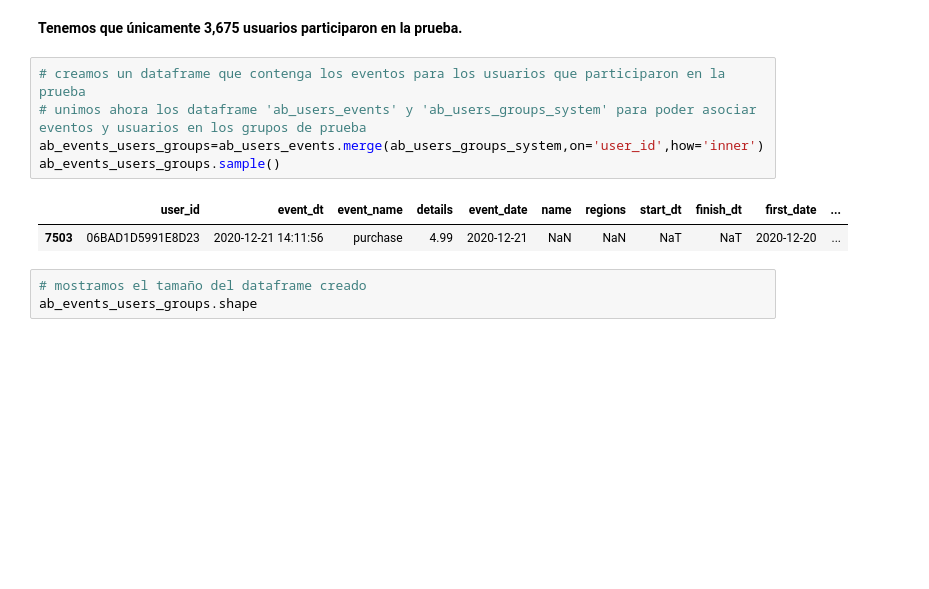
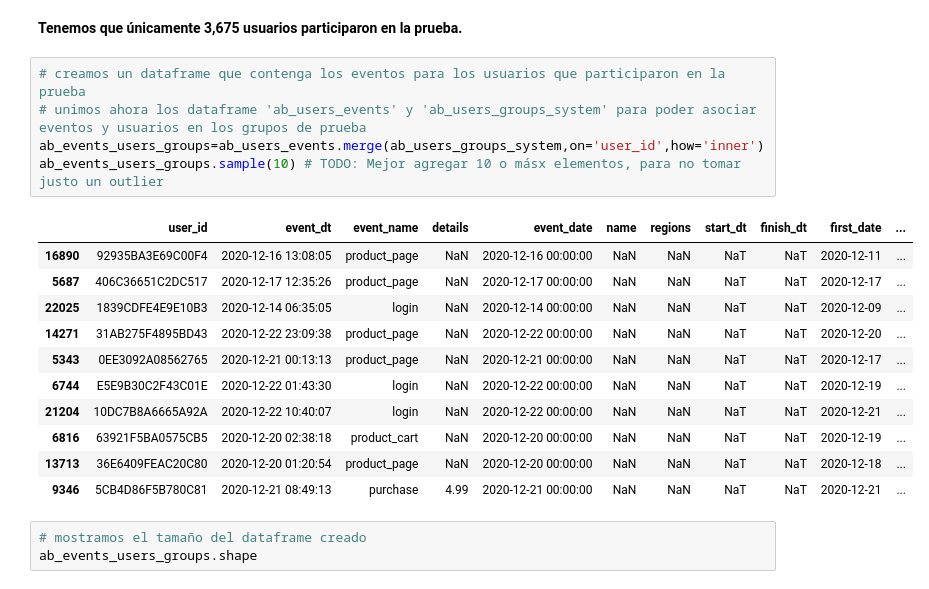
Before and after one commit to JaimeGalanC/final_test_AB, a Jupyter notebook: Test_AB.ipynb, the cells around one changed output. Saved outputs shown, nothing was run; the diff lists cells and outputs as text; blank space fills up the shorter version.

```diff
--- a/Test_AB.ipynb
+++ b/Test_AB.ipynb
@@ -284,11 +296,20 @@ ab_users_groups_system.shape
 # %%
 # creamos un dataframe que contenga los eventos para los usuarios que participaron en la prueba
 # unimos ahora los dataframe 'ab_users_events' y 'ab_users_groups_system' para poder asociar eventos y usuarios en los grupos de prueba
 ab_events_users_groups=ab_users_events.merge(ab_users_groups_system,on='user_id',how='inner')
-ab_events_users_groups.sample()
+ab_events_users_groups.sample(10) # TODO: Mejor agregar 10 o másx elementos, para no tomar justo un outlier
 # %% [output]
 |  | user_id | event_dt | event_name | details | event_date | name | regions | start_dt | finish_dt | first_date | ... |
-| 7503 | 06BAD1D5991E8D23 | 2020-12-21 14:11:56 | purchase | 4.99 | 2020-12-21 | NaN | NaN | NaT | NaT | 2020-12-20 | ... |
+| 16890 | 92935BA3E69C00F4 | 2020-12-16 13:08:05 | product_page | NaN | 2020-12-16 00:00:00 | NaN | NaN | NaT | NaT | 2020-12-11 | ... |
+| 5687 | 406C36651C2DC517 | 2020-12-17 12:35:26 | product_page | NaN | 2020-12-17 00:00:00 | NaN | NaN | NaT | NaT | 2020-12-17 | ... |
+| 22025 | 1839CDFE4E9E10B3 | 2020-12-14 06:35:05 | login | NaN | 2020-12-14 00:00:00 | NaN | NaN | NaT | NaT | 2020-12-09 | ... |
+| 14271 | 31AB275F4895BD43 | 2020-12-22 23:09:38 | product_page | NaN | 2020-12-22 00:00:00 | NaN | NaN | NaT | NaT | 2020-12-20 | ... |
+| 5343 | 0EE3092A08562765 | 2020-12-21 00:13:13 | product_page | NaN | 2020-12-21 00:00:00 | NaN | NaN | NaT | NaT | 2020-12-17 | ... |
+| 6744 | E5E9B30C2F43C01E | 2020-12-22 01:43:30 | login | NaN | 2020-12-22 00:00:00 | NaN | NaN | NaT | NaT | 2020-12-19 | ... |
+| 21204 | 10DC7B8A6665A92A | 2020-12-22 10:40:07 | login | NaN | 2020-12-22 00:00:00 | NaN | NaN | NaT | NaT | 2020-12-21 | ... |
+| 6816 | 63921F5BA0575CB5 | 2020-12-20 02:38:18 | product_cart | NaN | 2020-12-20 00:00:00 | NaN | NaN | NaT | NaT | 2020-12-19 | ... |
+| 13713 | 36E6409FEAC20C80 | 2020-12-20 01:20:54 | product_page | NaN | 2020-12-20 00:00:00 | NaN | NaN | NaT | NaT | 2020-12-18 | ... |
+| 9346 | 5CB4D86F5B780C81 | 2020-12-21 08:49:13 | purchase | 4.99 | 2020-12-21 00:00:00 | NaN | NaN | NaT | NaT | 2020-12-21 | ... |
 # %%
 # mostramos el tamaño del dataframe creado
 ab_events_users_groups.shape
```
Also changed, not shown: parts of 3 cells of this notebook.
